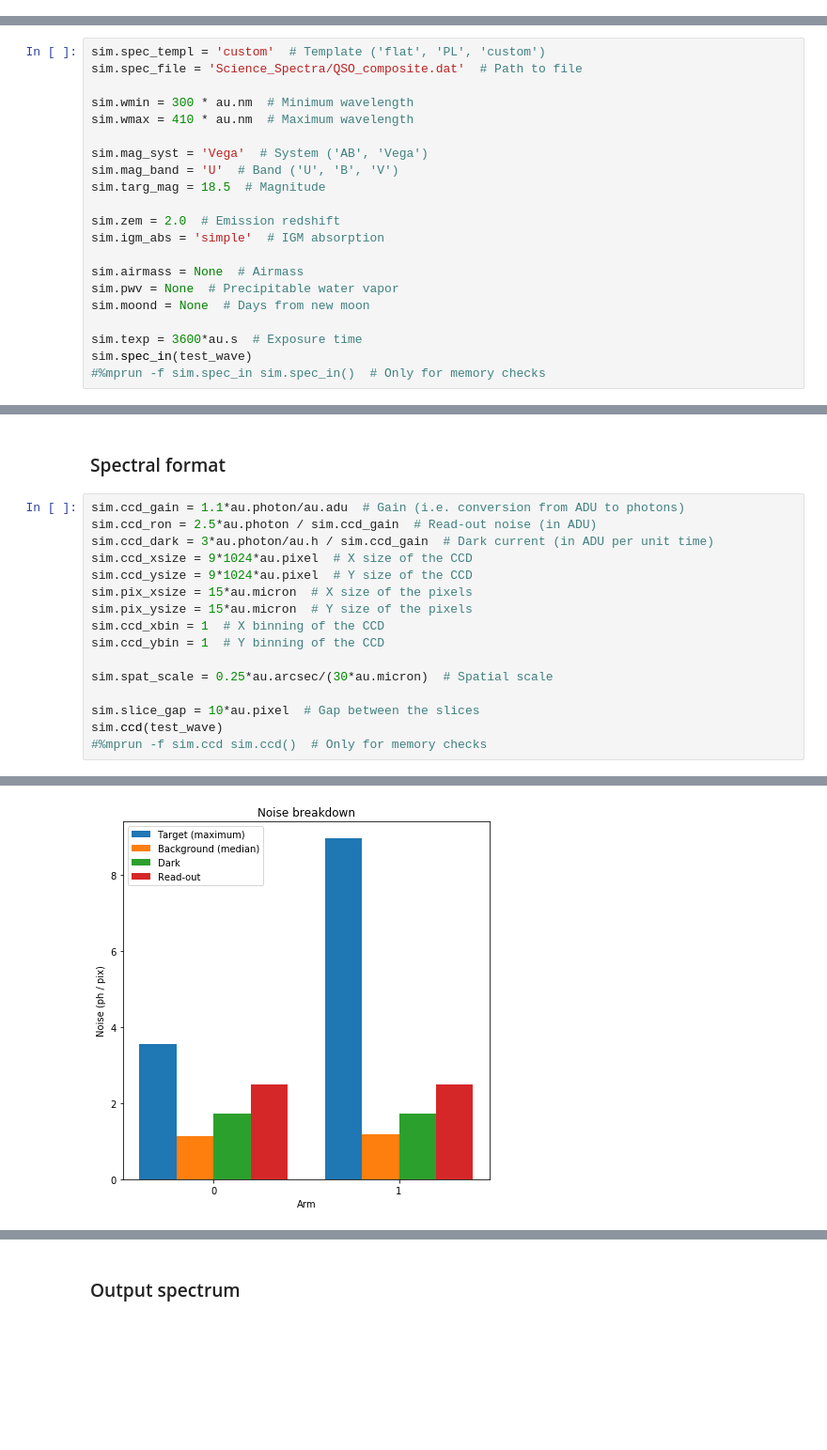
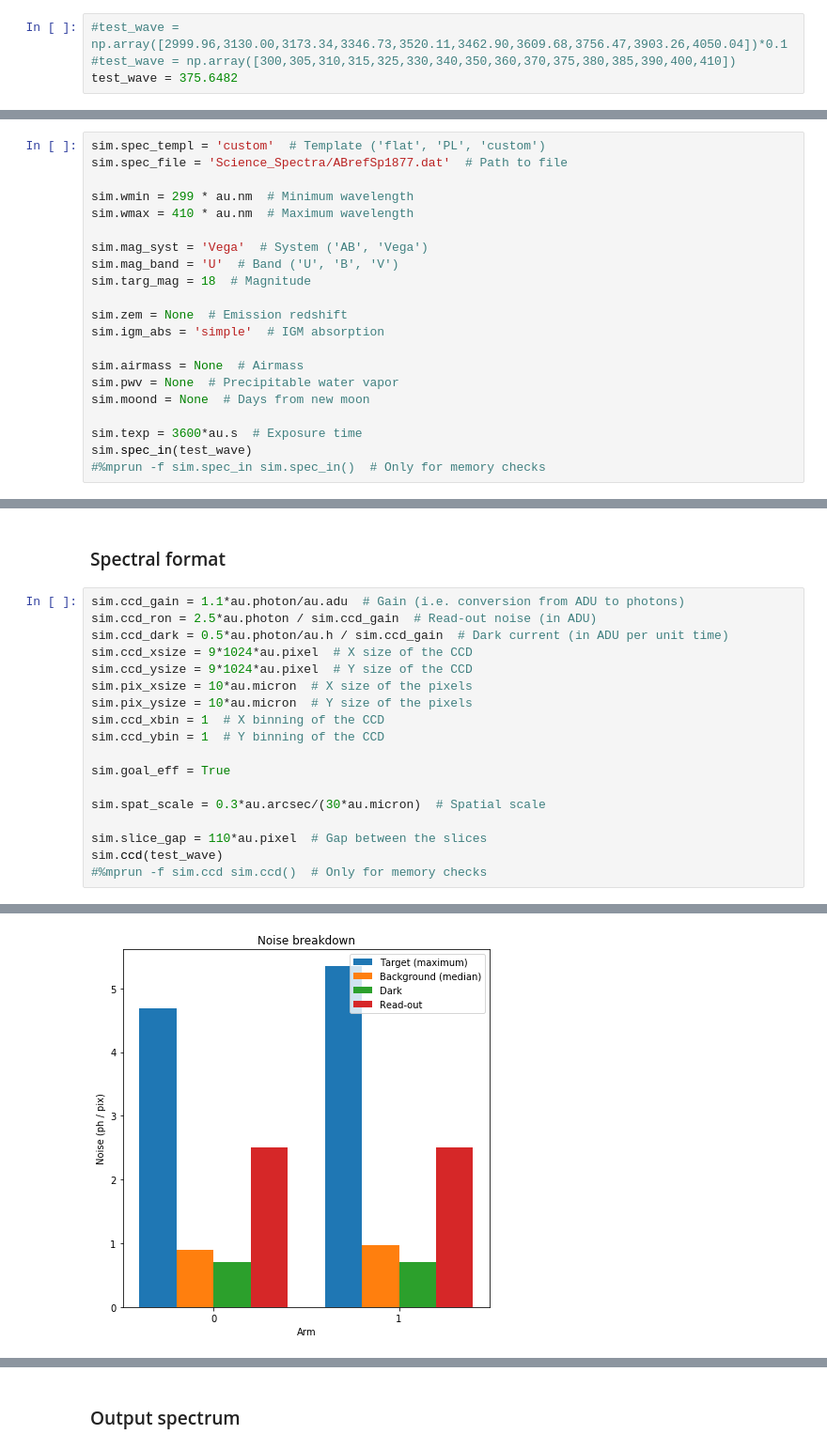
Before and after one commit to gcupani/cubes, a Jupyter notebook: sw/CUBES E2E simulator (compact).ipynb, the cells around one changed output, grey strips where cells are left out. Shown: that part at 94% size. Drawn from its saved outputs; the diff is of its cells as text; blank space fills up the shorter version.

```diff
--- a/sw/CUBES E2E simulator (compact).ipynb
+++ b/sw/CUBES E2E simulator (compact).ipynb
@@ -11,17 +9,21 @@ test_wave = 386.5
+# %%
+#test_wave = np.array([2999.96,3130.00,3173.34,3346.73,3520.11,3462.90,3609.68,3756.47,3903.26,4050.04])*0.1
+#test_wave = np.array([300,305,310,315,325,330,340,350,360,370,375,380,385,390,400,410])
+test_wave = 375.6482
 # %% [markdown]
 ### Input spectra
 # %%
 sim.spec_templ = 'custom'  # Template ('flat', 'PL', 'custom')
-sim.spec_file = 'Science_Spectra/QSO_composite.dat'  # Path to file
+sim.spec_file = 'Science_Spectra/ABrefSp1877.dat'  # Path to file
 
-sim.wmin = 300 * au.nm  # Minimum wavelength
+sim.wmin = 299 * au.nm  # Minimum wavelength
 sim.wmax = 410 * au.nm  # Maximum wavelength
 
 sim.mag_syst = 'Vega'  # System ('AB', 'Vega')
 sim.mag_band = 'U'  # Band ('U', 'B', 'V')
-sim.targ_mag = 18.5  # Magnitude
+sim.targ_mag = 18  # Magnitude
 
-sim.zem = 2.0  # Emission redshift
+sim.zem = None  # Emission redshift
 sim.igm_abs = 'simple'  # IGM absorption
 
 sim.airmass = None  # Airmass
@@ -63,17 +65,19 @@ Slices designed on field.
 # %%
 sim.ccd_gain = 1.1*au.photon/au.adu  # Gain (i.e. conversion from ADU to photons)
 sim.ccd_ron = 2.5*au.photon / sim.ccd_gain  # Read-out noise (in ADU)
-sim.ccd_dark = 3*au.photon/au.h / sim.ccd_gain  # Dark current (in ADU per unit time)
+sim.ccd_dark = 0.5*au.photon/au.h / sim.ccd_gain  # Dark current (in ADU per unit time)
 sim.ccd_xsize = 9*1024*au.pixel  # X size of the CCD
 sim.ccd_ysize = 9*1024*au.pixel  # Y size of the CCD
-sim.pix_xsize = 15*au.micron  # X size of the pixels
-sim.pix_ysize = 15*au.micron  # Y size of the pixels
+sim.pix_xsize = 10*au.micron  # X size of the pixels
+sim.pix_ysize = 10*au.micron  # Y size of the pixels
 sim.ccd_xbin = 1  # X binning of the CCD
 sim.ccd_ybin = 1  # Y binning of the CCD
 
-sim.spat_scale = 0.25*au.arcsec/(30*au.micron)  # Spatial scale
+sim.goal_eff = True
 
-sim.slice_gap = 10*au.pixel  # Gap between the slices
+sim.spat_scale = 0.3*au.arcsec/(30*au.micron)  # Spatial scale
+
+sim.slice_gap = 110*au.pixel  # Gap between the slices
 sim.ccd(test_wave)
 #%mprun -f sim.ccd sim.ccd()  # Only for memory checks
 # %% [output]
@@ -85 +89 @@ Slices projected onto arms.
-[figure, old version]
+[figure, new version]
```
Also changed, not shown: parts of 5 cells of this notebook, 9 other files.
